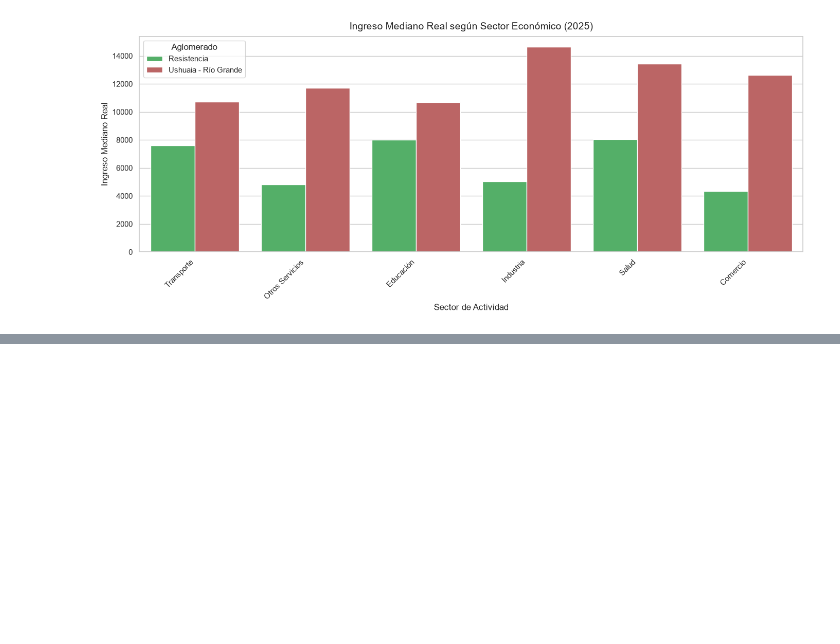
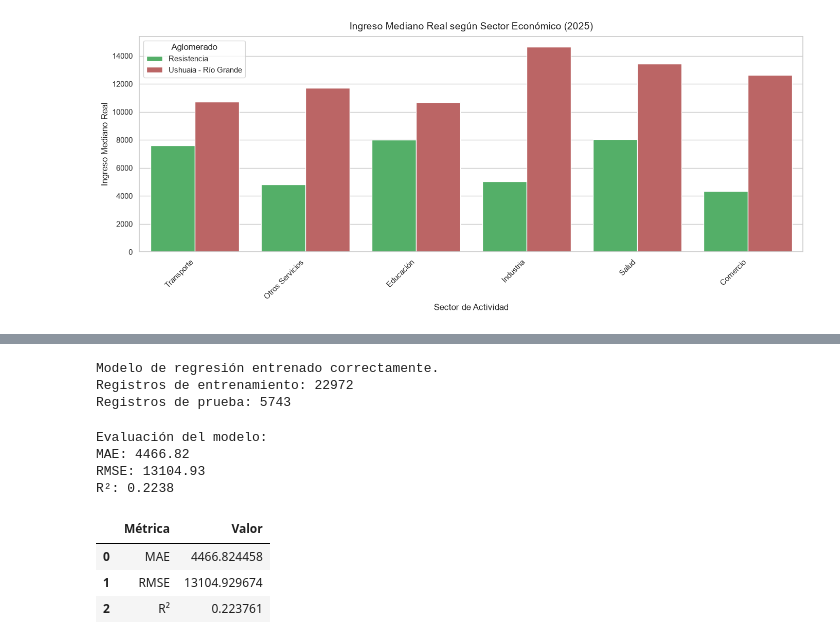
Before and after one commit to HernanSasdelli/Analisis_datos_py, a Jupyter notebook: notebooks/TP_Análisis.ipynb, the cells around one changed output, grey strips where cells are left out. Drawn from its saved outputs; the diff is of its cells as text; code cells hidden in the pictures; blank space fills up the shorter version.

```diff
--- a/notebooks/TP_Análisis.ipynb
+++ b/notebooks/TP_Análisis.ipynb
@@ -1084,0 +1246,62 @@ plt.show()
+# %%
+# =========================
+# ENTRENAMIENTO DEL MODELO DE REGRESIÓN
+# =========================
+
+from sklearn.model_selection import train_test_split
+from sklearn.linear_model import LinearRegression
+
+# Separamos los datos en entrenamiento y prueba
+X_train, X_test, y_train, y_test = train_test_split(
+    X,
+    y,
+    test_size=0.2,
+    random_state=42
+)
+
+# Entrenamos el modelo de regresión lineal múltiple
+modelo_regresion = LinearRegression()
+modelo_regresion.fit(X_train, y_train)
+
+print("Modelo de regresión entrenado correctamente.")
+print("Registros de entrenamiento:", X_train.shape[0])
+print("Registros de prueba:", X_test.shape[0])
+# %% [output]
+Modelo de regresión entrenado correctamente.
+Registros de entrenamiento: 22972
+Registros de prueba: 5743
+# %%
+# =========================
+# EVALUACIÓN DEL MODELO
+# =========================
+
+from sklearn.metrics import mean_absolute_error, mean_squared_error, r2_score
+
+# Predicción sobre el conjunto de prueba
+y_pred = modelo_regresion.predict(X_test)
+
+# Métricas de evaluación
+mae = mean_absolute_error(y_test, y_pred)
+rmse = np.sqrt(mean_squared_error(y_test, y_pred))
+r2 = r2_score(y_test, y_pred)
+
+metricas_modelo = pd.DataFrame({
+    "Métrica": ["MAE", "RMSE", "R²"],
+    "Valor": [mae, rmse, r2]
+})
+
+print("Evaluación del modelo:")
+print("MAE:", round(mae, 2))
+print("RMSE:", round(rmse, 2))
+print("R²:", round(r2, 4))
+
+metricas_modelo
+# %% [output]
+Evaluación del modelo:
+MAE: 4466.82
+RMSE: 13104.93
+R²: 0.2238
+|  | Métrica | Valor |
+| 0 | MAE | 4466.824458 |
+| 1 | RMSE | 13104.929674 |
+| 2 | R² | 0.223761 |
```
Also changed, not shown: parts of 4 cells of this notebook.
